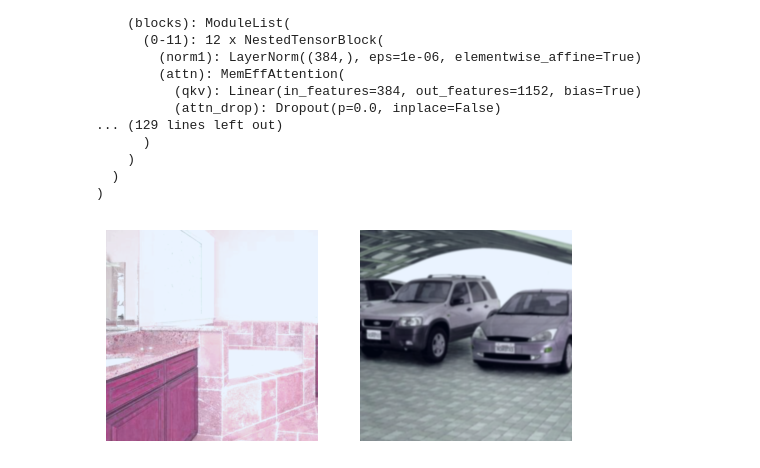
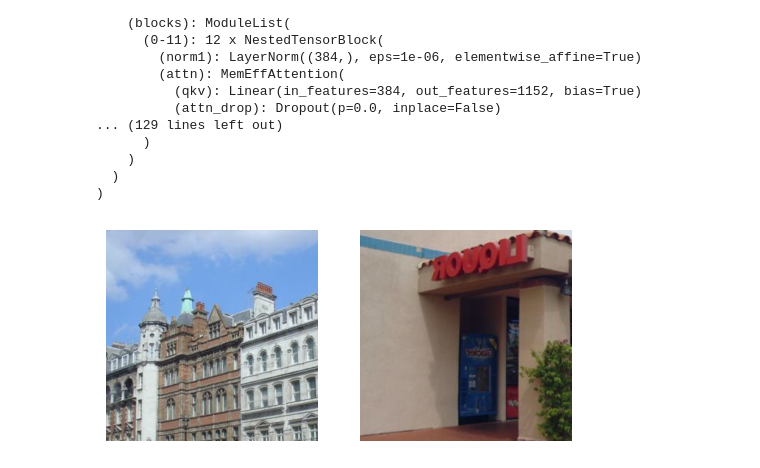
Before and after one commit to SMATousi/UnimatchV2_ViGIR, a Jupyter notebook: Regularity_Test.ipynb, the cells around one changed output. Saved outputs shown, nothing was run; the diff lists cells and outputs as text; code cells hidden in the pictures.

```diff
--- a/Regularity_Test.ipynb
+++ b/Regularity_Test.ipynb
@@ -218,6 +221,6 @@ loss = (loss_x + loss_u_s) / 2.0
 
     # break
 # %%
-show_images(img_u_s2.cpu())
+show_images(img_x.cpu())
 # %% [output]
-[figure, old version]
+[figure, new version]
```
Also changed, not shown: parts of 12 cells of this notebook.
